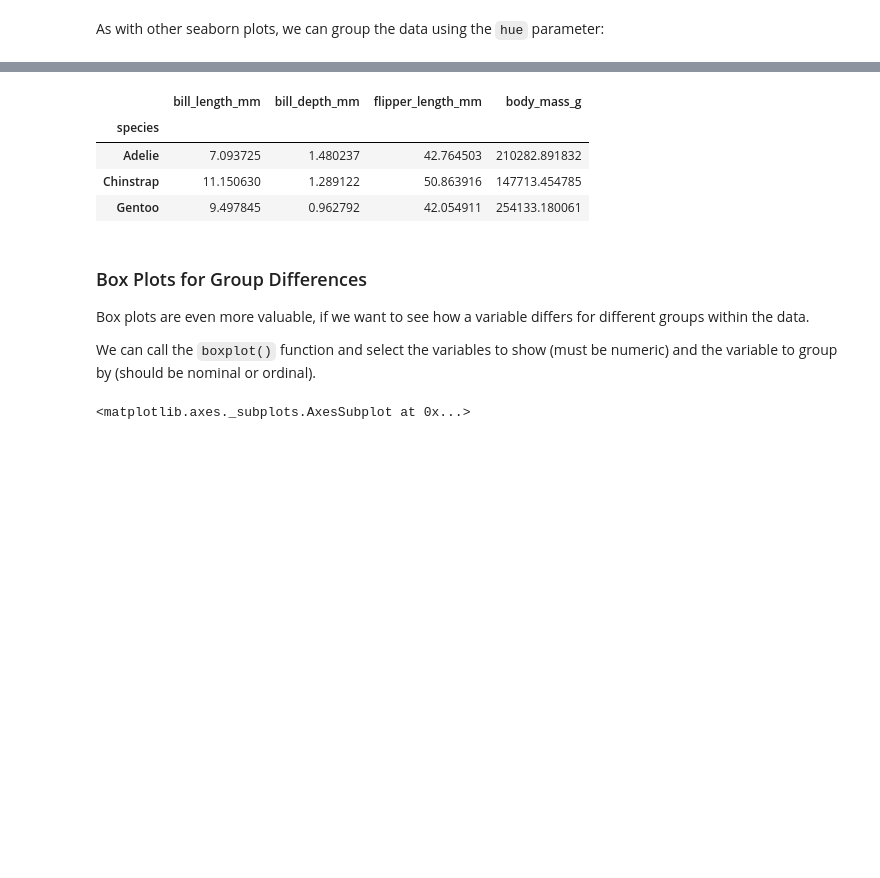
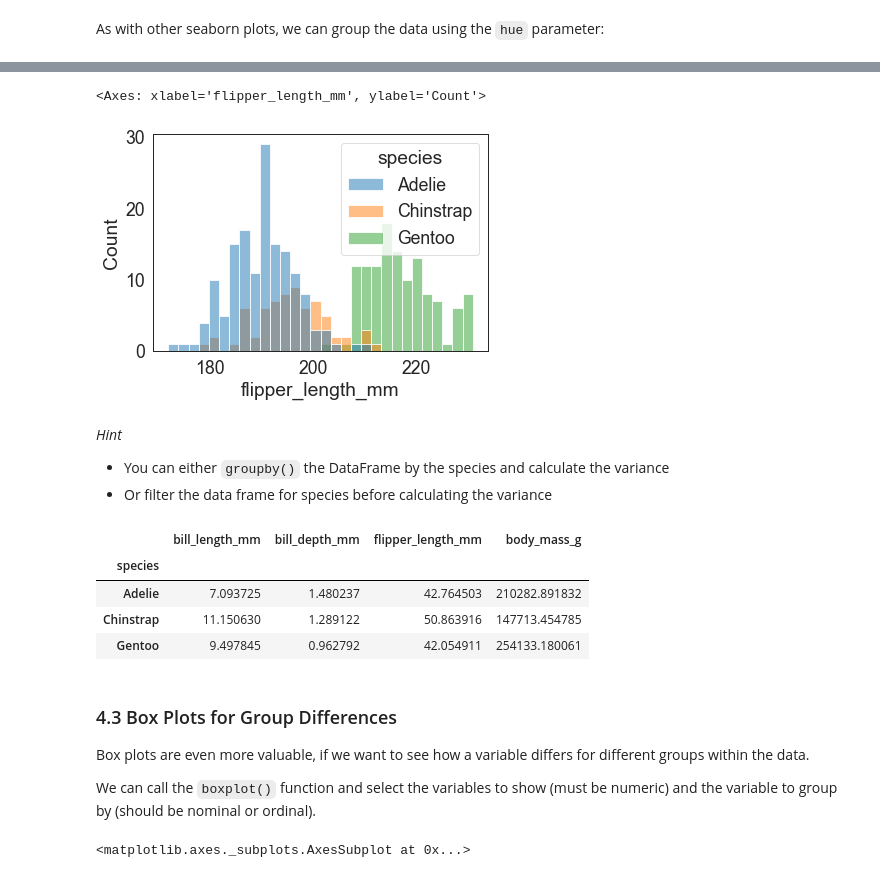
Before and after one commit to jhumci/BLT_BDS, a Jupyter notebook: 4_Visualisierung_und_Datenbanken.ipynb, the cells around one changed output, grey strips where cells are left out. Drawn from its saved outputs; the diff is of its cells as text; code cells hidden in the pictures; blank space fills up the shorter version.

```diff
--- a/4_Visualisierung_und_Datenbanken.ipynb
+++ b/4_Visualisierung_und_Datenbanken.ipynb
@@ -103,3 +206,12 @@ Looking at the grouped histogram above. Which of the species do You suspect havi
+# %%
+sns.histplot(data=penguins,  x="flipper_length_mm", bins=30, hue = "species")
+# %% [output]
+<Axes: xlabel='flipper_length_mm', ylabel='Count'>
+[figure, added]
+# %% [markdown]
+*Hint*
+- You can either `groupby()` the DataFrame by the species and calculate the variance
+- Or filter the data frame for species before calculating the variance
 # %%
 #@title ❓ Click `Show code` in the code cell to show the solution. { display-mode: "form" }
 penguins.groupby("species").var()
@@ -110,7 +222,7 @@ penguins.groupby("species").var()
 | Chinstrap | 11.150630 | 1.289122 | 50.863916 | 147713.454785 |
 | Gentoo | 9.497845 | 0.962792 | 42.054911 | 254133.180061 |
 # %% [markdown]
-### Box Plots for Group Differences
+### 4.3 Box Plots for Group Differences
 
 Box plots are even more valuable, if we want to see how a variable differs for different groups within the data.
 
```
Also changed, not shown: parts of 28 cells of this notebook, 1 other file.
